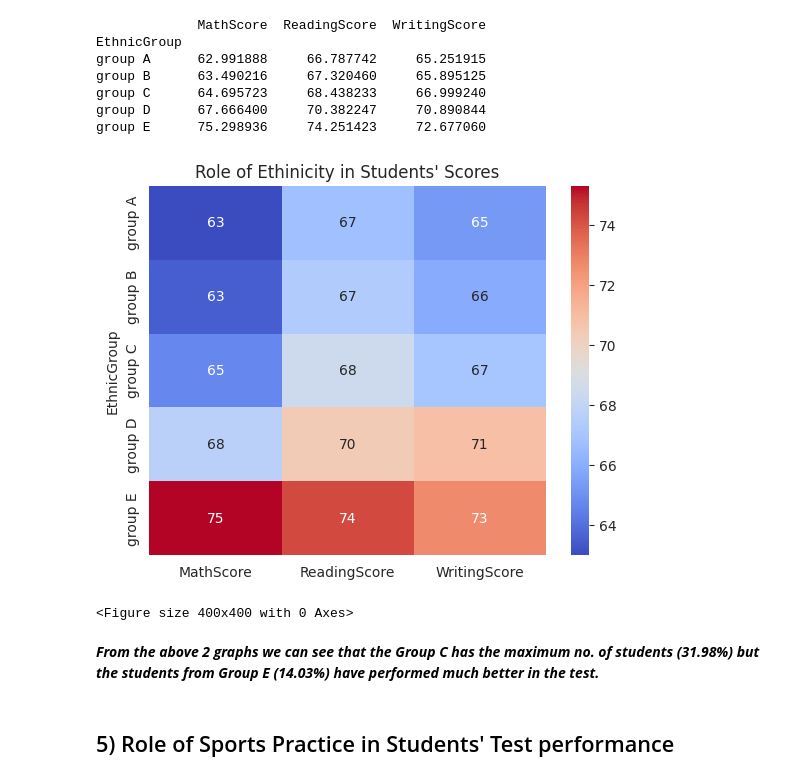
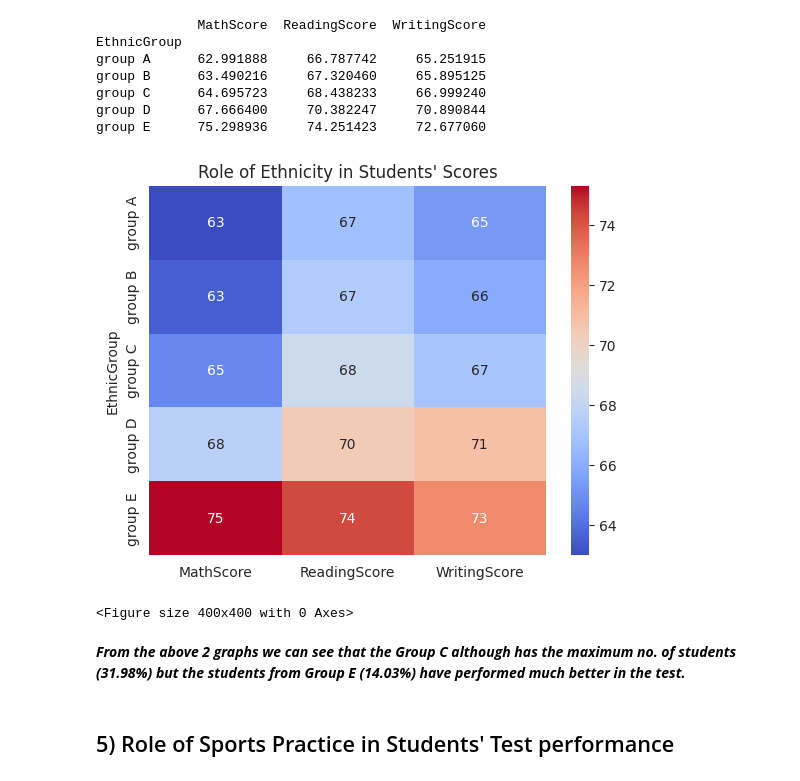
Before and after one commit to HafshaWahab/Students-Test-Scores-Analysis, a Jupyter notebook: students-test-scores-analysis.ipynb, the cells around one changed output. Cells and saved outputs as stored; diff of their text form; code cells hidden in the pictures.

```diff
--- a/students-test-scores-analysis.ipynb
+++ b/students-test-scores-analysis.ipynb
@@ -249,8 +249,8 @@ plt.show()
 # %% [output]
 [figure]
 # %%
-ethinicity = df.groupby('EthnicGroup').agg({'MathScore':'mean','ReadingScore':'mean','WritingScore':'mean'})
-print(ethinicity)
+ethnicity = df.groupby('EthnicGroup').agg({'MathScore':'mean','ReadingScore':'mean','WritingScore':'mean'})
+print(ethnicity)
 # %% [output]
              MathScore  ReadingScore  WritingScore
 EthnicGroup
@@ -260,15 +260,15 @@ group C      64.695723     68.438233     66.999240
 group D      67.666400     70.382247     70.890844
 group E      75.298936     74.251423     72.677060
 # %%
-sns.heatmap(ethinicity, annot = True, cmap='coolwarm')
-plt.title("Role of Ethinicity in Students' Scores")
+sns.heatmap(ethnicity, annot = True, cmap='coolwarm')
+plt.title("Role of Ethnicity in Students' Scores")
 plt.figure(figsize=(4,4))
 plt.show()
 # %% [output]
-[figure, old version]
+[figure, new version]
 <Figure size 400x400 with 0 Axes>
 # %% [markdown]
-***From the above 2 graphs we can see that the Group C has the maximum no. of students (31.98%) but the students from Group E (14.03%) have performed much better in the test.***
+***From the above 2 graphs we can see that the Group C although has the maximum no. of students (31.98%) but the students from Group E (14.03%) have performed much better in the test.***
 # %% [markdown]
 ## 5) Role of Sports Practice in Students' Test performance
 # %%
```
Also changed, not shown: parts of 4 cells of this notebook.
